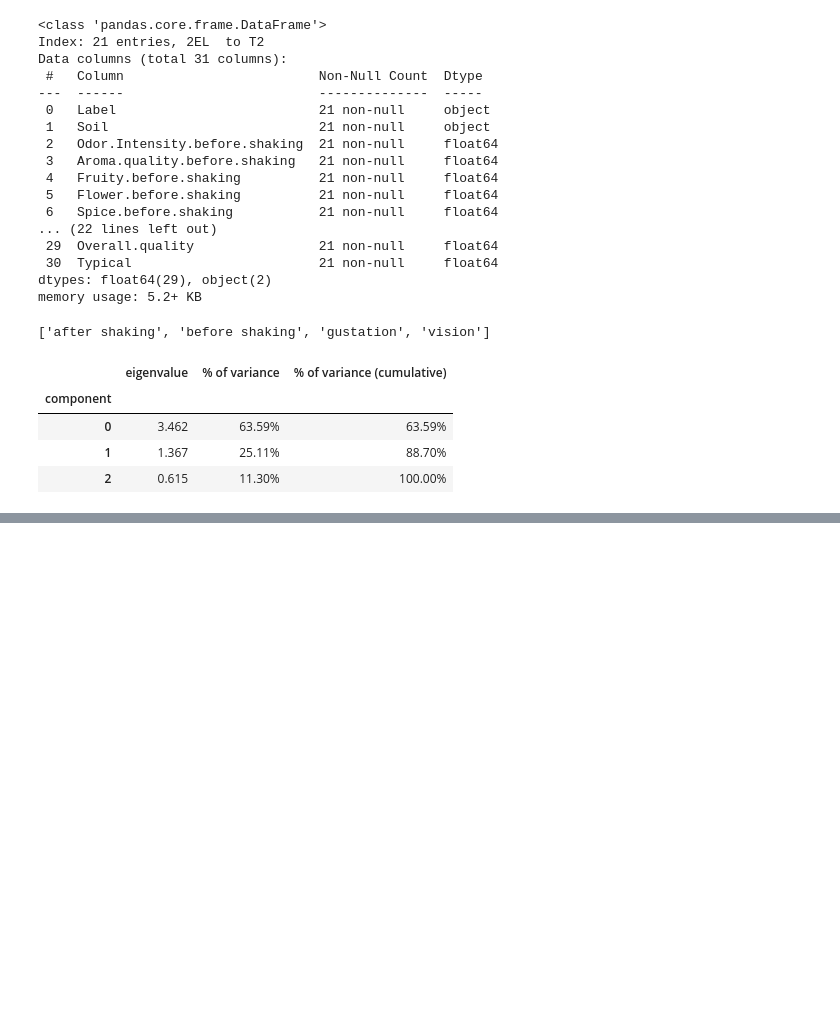
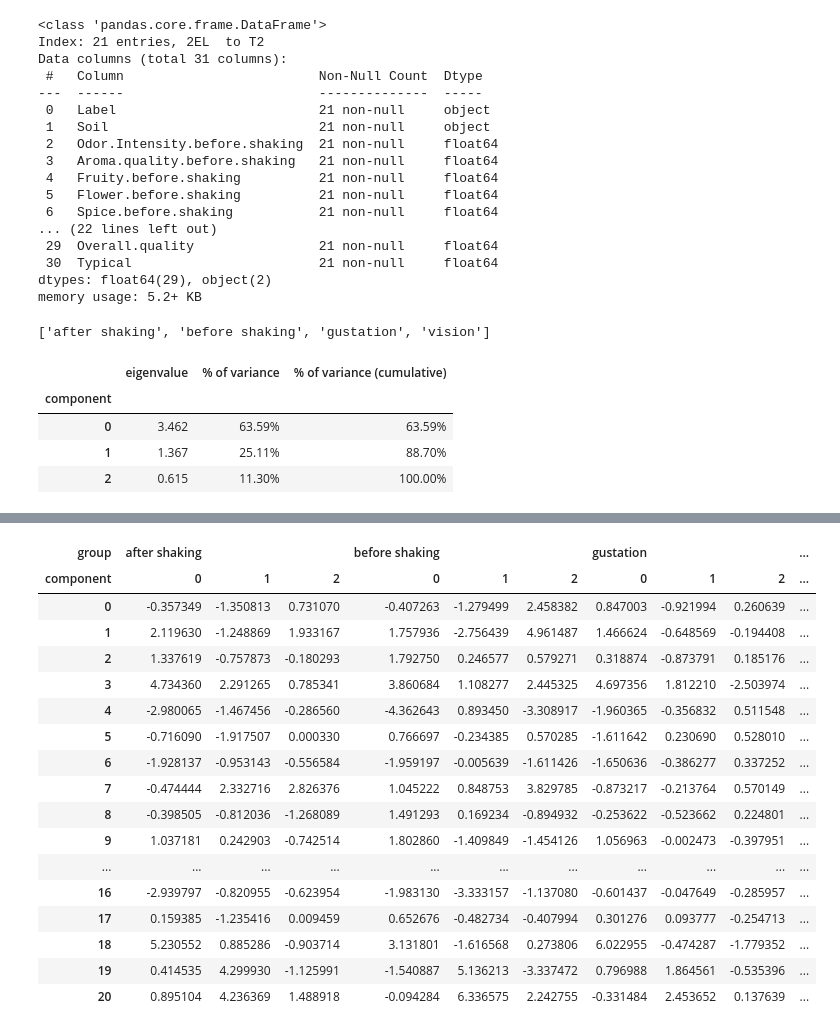
Before and after one commit to enfantbenidedieu/scientisttools, a Jupyter notebook: mfa2_prince.ipynb, the cells around one changed output, grey strips where cells are left out. Saved outputs shown, nothing was run; the diff lists cells and outputs as text; code cells hidden in the pictures; blank space fills up the shorter version.

```diff
--- a/notebooks/mfa2_prince.ipynb
+++ b/mfa2_prince.ipynb
@@ -126,3 +129,24 @@ mfa.row_coordinates(wine2)
+# %%
+mfa.group_row_coordinates(wine2)
+# %% [output]
+| group | after shaking |  |  | before shaking |  |  | gustation |  |  | ... |
+| component | 0 | 1 | 2 | 0 | 1 | 2 | 0 | 1 | 2 | ... |
+| 0 | -0.357349 | -1.350813 | 0.731070 | -0.407263 | -1.279499 | 2.458382 | 0.847003 | -0.921994 | 0.260639 | ... |
+| 1 | 2.119630 | -1.248869 | 1.933167 | 1.757936 | -2.756439 | 4.961487 | 1.466624 | -0.648569 | -0.194408 | ... |
+| 2 | 1.337619 | -0.757873 | -0.180293 | 1.792750 | 0.246577 | 0.579271 | 0.318874 | -0.873791 | 0.185176 | ... |
+| 3 | 4.734360 | 2.291265 | 0.785341 | 3.860684 | 1.108277 | 2.445325 | 4.697356 | 1.812210 | -2.503974 | ... |
+| 4 | -2.980065 | -1.467456 | -0.286560 | -4.362643 | 0.893450 | -3.308917 | -1.960365 | -0.356832 | 0.511548 | ... |
+| 5 | -0.716090 | -1.917507 | 0.000330 | 0.766697 | -0.234385 | 0.570285 | -1.611642 | 0.230690 | 0.528010 | ... |
+| 6 | -1.928137 | -0.953143 | -0.556584 | -1.959197 | -0.005639 | -1.611426 | -1.650636 | -0.386277 | 0.337252 | ... |
+| 7 | -0.474444 | 2.332716 | 2.826376 | 1.045222 | 0.848753 | 3.829785 | -0.873217 | -0.213764 | 0.570149 | ... |
+| 8 | -0.398505 | -0.812036 | -1.268089 | 1.491293 | 0.169234 | -0.894932 | -0.253622 | -0.523662 | 0.224801 | ... |
+| 9 | 1.037181 | 0.242903 | -0.742514 | 1.802860 | -1.409849 | -1.454126 | 1.056963 | -0.002473 | -0.397951 | ... |
+| ... | ... | ... | ... | ... | ... | ... | ... | ... | ... | ... |
+| 16 | -2.939797 | -0.820955 | -0.623954 | -1.983130 | -3.333157 | -1.137080 | -0.601437 | -0.047649 | -0.285957 | ... |
+| 17 | 0.159385 | -1.235416 | 0.009459 | 0.652676 | -0.482734 | -0.407994 | 0.301276 | 0.093777 | -0.254713 | ... |
+| 18 | 5.230552 | 0.885286 | -0.903714 | 3.131801 | -1.616568 | 0.273806 | 6.022955 | -0.474287 | -1.779352 | ... |
+| 19 | 0.414535 | 4.299930 | -1.125991 | -1.540887 | 5.136213 | -3.337472 | 0.796988 | 1.864561 | -0.535396 | ... |
+| 20 | 0.895104 | 4.236369 | 1.488918 | -0.094284 | 6.336575 | 2.242755 | -0.331484 | 2.453652 | 0.137639 | ... |
 # %%
 mfa.plot(wine2)
 # %% [output]
```
Also changed, not shown: parts of 4 cells of this notebook, 9 other files.
